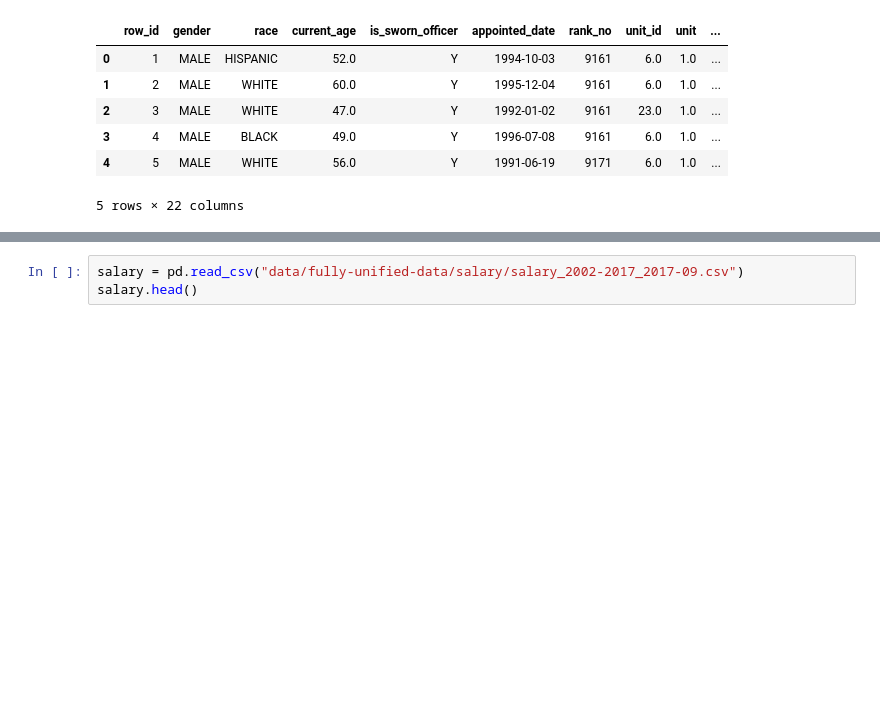
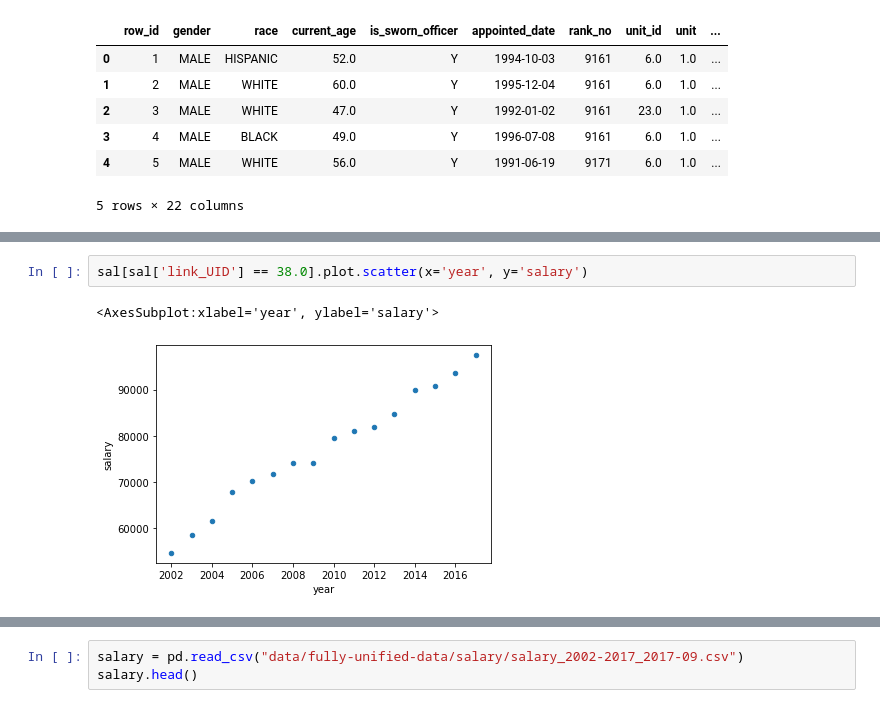
Before and after one commit to lqwdev/The-Freedom-Deer, a Jupyter notebook: Exploration.ipynb, the cells around one changed output, grey strips where cells are left out. Cells and saved outputs as stored; diff of their text form; blank space fills up the shorter version.

```diff
--- a/Exploration.ipynb
+++ b/Exploration.ipynb
@@ -74,0 +102,5 @@ roster.head()
+# %%
+sal[sal['link_UID'] == 38.0].plot.scatter(x='year', y='salary')
+# %% [output]
+<AxesSubplot:xlabel='year', ylabel='salary'>
+[figure, added]
```
Also changed, not shown: parts of 25 cells of this notebook.
